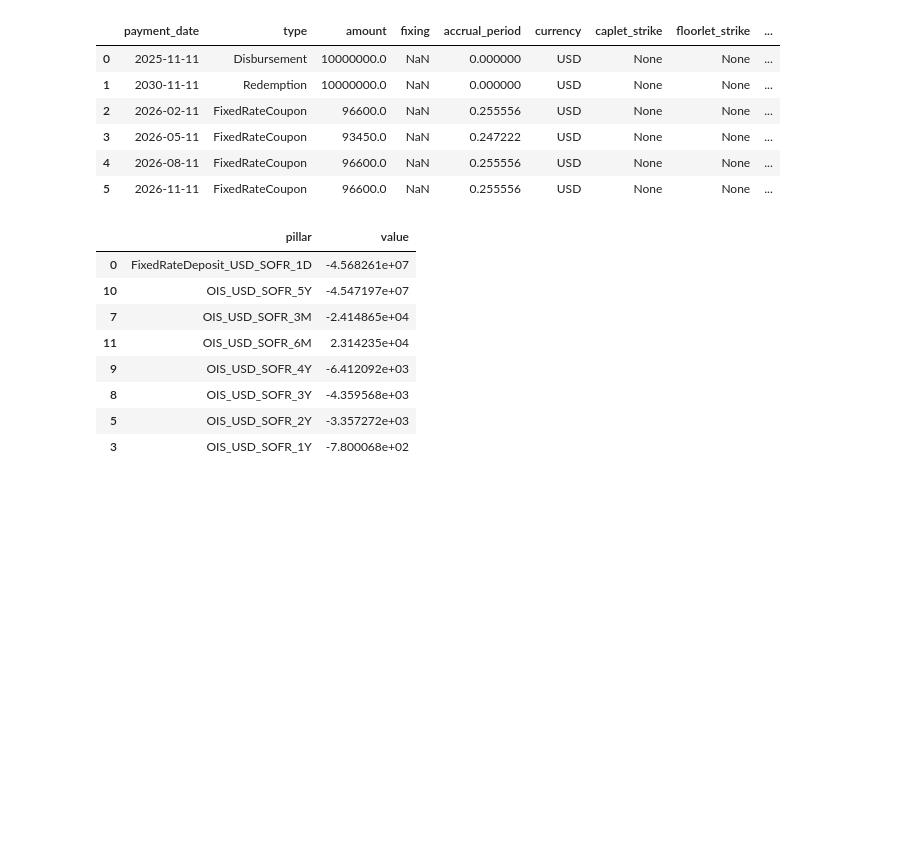
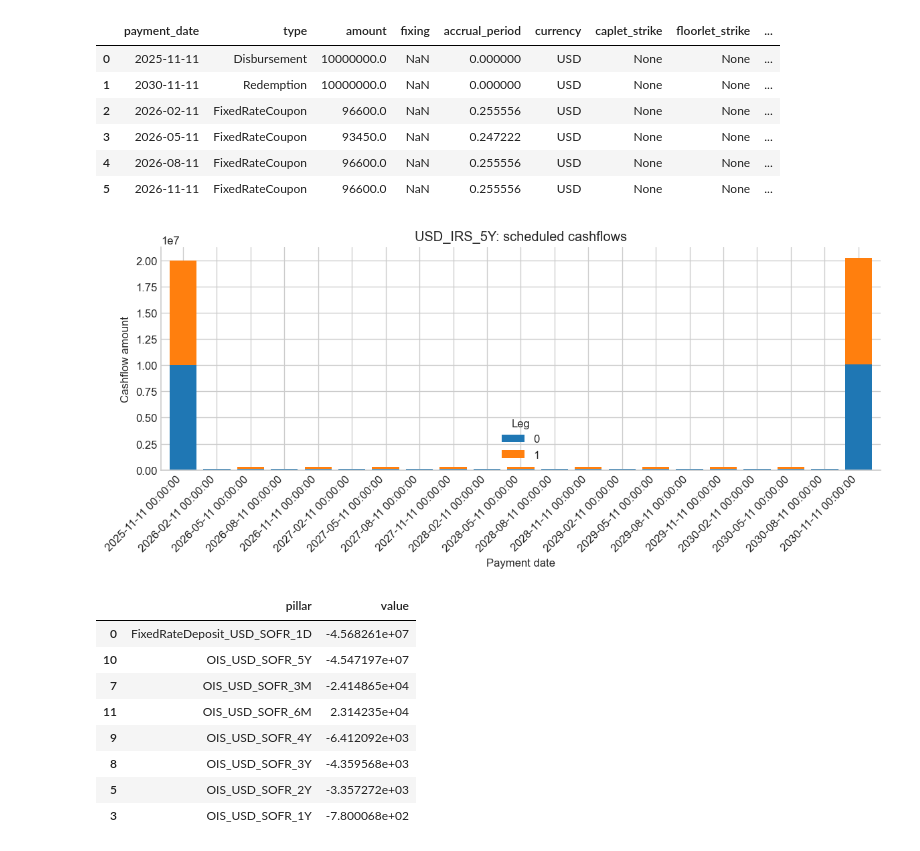
Before and after one commit to jmelo11/rustatlas, a Jupyter notebook: bindings/python/examples/tour.ipynb, the cells around one changed output. Drawn from its saved outputs; the diff is of its cells as text; code cells hidden in the pictures; blank space fills up the shorter version.

```diff
--- a/bindings/python/examples/tour.ipynb
+++ b/bindings/python/examples/tour.ipynb
@@ -314,6 +326,18 @@ NPV = 8,209.62
 | 3 | 2026-05-11 | FixedRateCoupon | 93450.0 | NaN | 0.247222 | USD | None | None | ... |
 | 4 | 2026-08-11 | FixedRateCoupon | 96600.0 | NaN | 0.255556 | USD | None | None | ... |
 | 5 | 2026-11-11 | FixedRateCoupon | 96600.0 | NaN | 0.255556 | USD | None | None | ... |
+# %%
+# Aggregate by date and leg so the payment schedule is readable at a glance.
+cashflow_plot = cashflows.assign(payment_date=pd.to_datetime(cashflows["payment_date"]))
+cashflow_plot = cashflow_plot.pivot_table(index="payment_date", columns="leg_index", values="amount", aggfunc="sum").fillna(0.0)
+ax = cashflow_plot.plot(kind="bar", stacked=True, figsize=(10, 4.5), width=0.8)
+ax.set(title=f"{swap.identifier}: scheduled cashflows", xlabel="Payment date", ylabel="Cashflow amount")
+ax.legend(title="Leg")
+plt.xticks(rotation=45, ha="right")
+plt.tight_layout()
+plt.show()
+# %% [output]
+[figure, added]
 # %%
 # Quote-level sensitivities (per unit move of each input quote), largest first.
 sens.reindex(sens.value.abs().sort_values(ascending=False).index).head(8)
```
Also changed, not shown: parts of 4 cells of this notebook, 7 other files.
